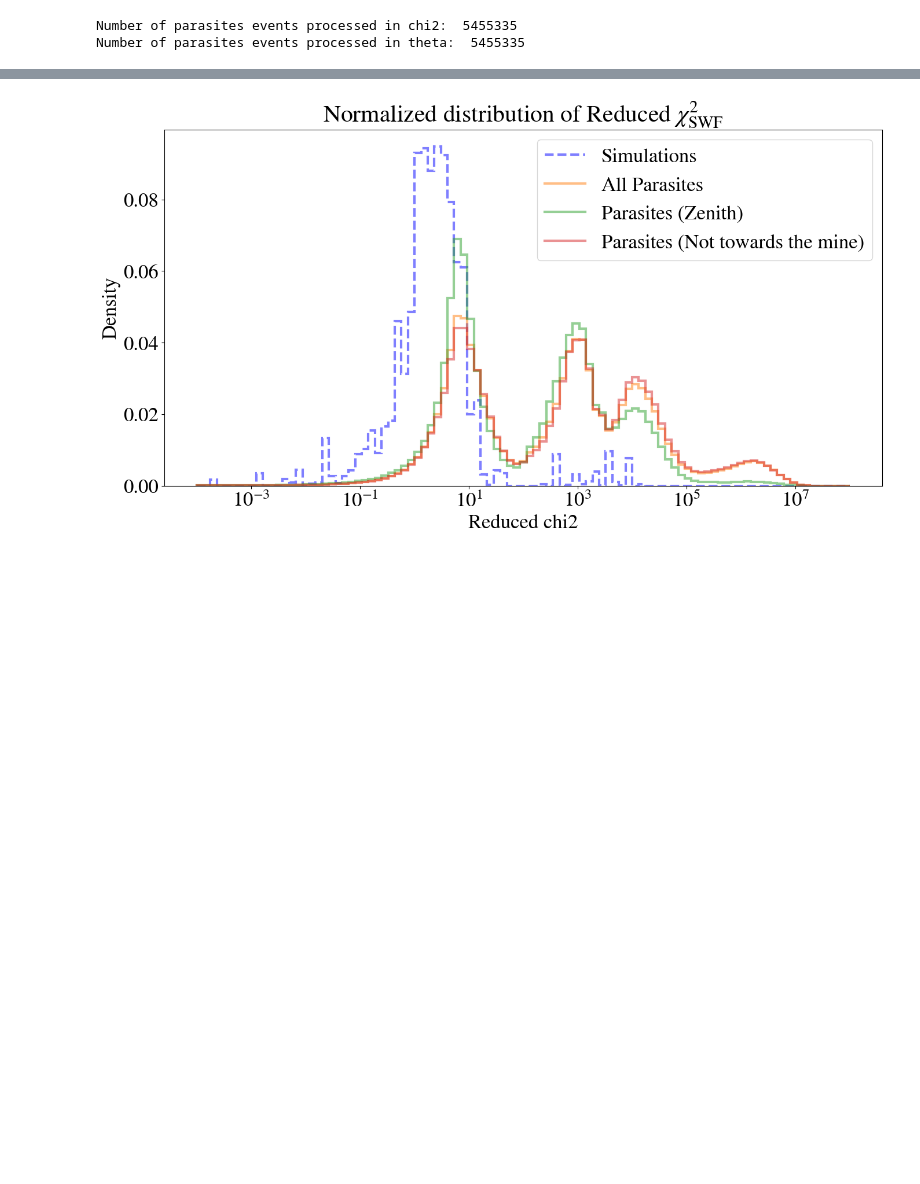
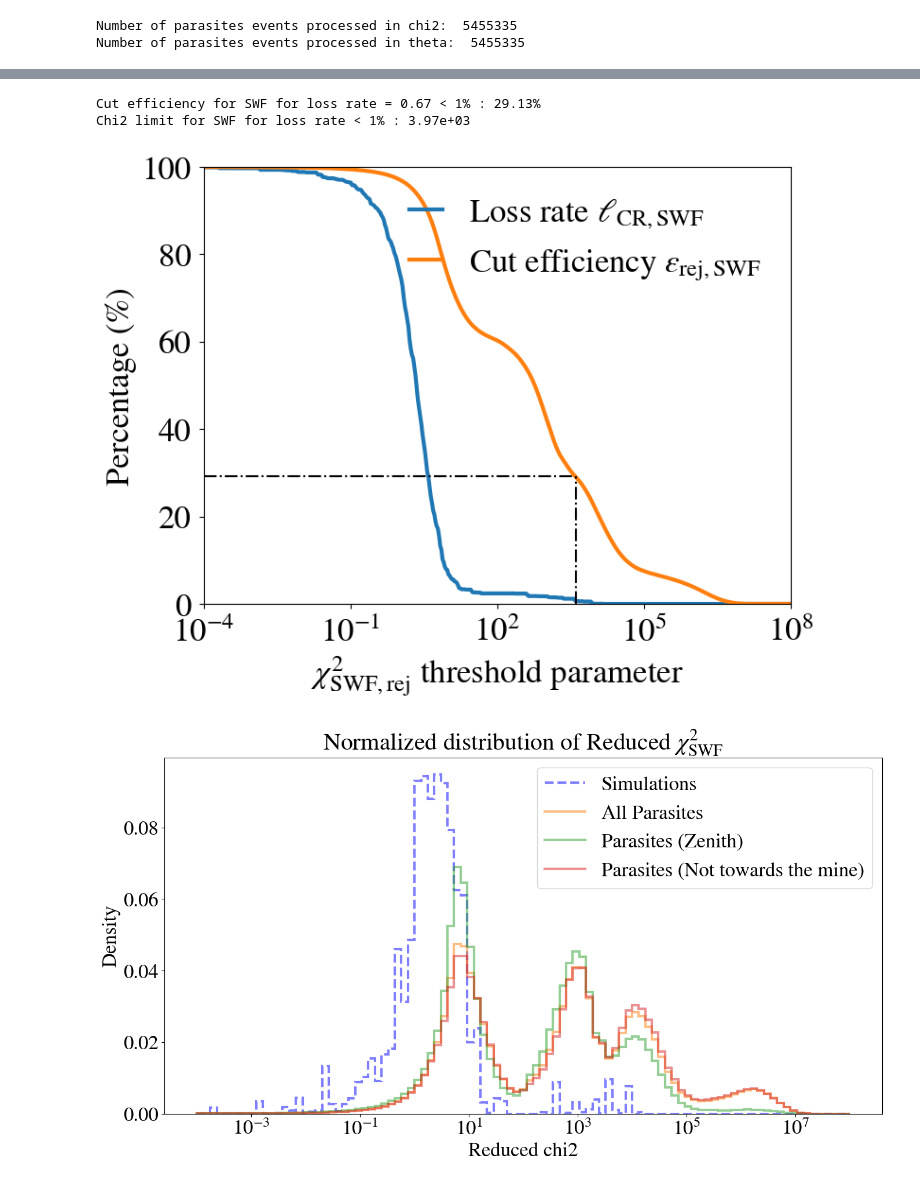
Before and after one commit to LavoisierJ/quantification, a Jupyter notebook: SWF_quant/1_plot_SWF_quant.ipynb, the cells around one changed output, grey strips where cells are left out. Drawn from its saved outputs; the diff is of its cells as text; code cells hidden in the pictures; blank space fills up the shorter version.

```diff
--- a/SWF_quant/1_plot_SWF_quant.ipynb
+++ b/SWF_quant/1_plot_SWF_quant.ipynb
@@ -236,7 +240,7 @@ plt.show()
 # %%
 chi2_limit = np.logspace(-4,8, 500)
 
-loss_rate = 1 - np.array([len(chi2_sims[chi2_sims<chi2_limit[i]])/len(chi2_sims) for i in range(len(chi2_limit))])
+loss_rate = 1 - np.array([np.sum(weights_events[chi2_sims<chi2_limit[i]])/np.sum(weights_events) for i in range(len(chi2_limit))])
 cut_efficency = 1 -np.array([len(parasites_SWF_chi2[parasites_SWF_chi2<chi2_limit[i]])/len(parasites_SWF_chi2) for i in range(len(chi2_limit))])
 
 fig = plt.figure(figsize=(8, 6))
@@ -248,7 +252,7 @@ plt.plot(chi2_limit,
 
 plt.plot(chi2_limit,
          100*cut_efficency,
-         label=r"Cut efficiency $\epsilon_{\rm cut, SWF}$",
+         label=r"Cut efficiency $\epsilon_{\rm rej, SWF}$",
          linewidth=3
          )
 
@@ -284,35 +288,39 @@ print(f"Chi2 limit for SWF for loss rate < 1% : {chi2_limit[index_first_99]:.2e}
 
 
 
-plt.xlabel(r"$\chi^2_{\rm SWF, cut}$ threshold parameter",
+plt.xlabel(r"$\chi^2_{\rm SWF, rej}$ threshold parameter",
             # fontsize=27
             )
 plt.xscale('log')
 plt.ylabel("Percentage (%)",
         #    fontsize=27
            )
 plt.xlim(1e-4, 1e8)
 plt.ylim(0,100)
 
 plt.legend(
         #    fontsize=20,
            loc="upper right",
            frameon=False,
            handlelength=1
            )
 
 plt.tick_params(axis='both',
                     # labelsize=23,
                     # direction="in",
                     pad=6
                     )
 
 plt.savefig(f"/sps/grand/jlavoisier/code/quantification/0_plots_article/SWF_loss_rate_total.pdf",
             format='pdf',
             dpi=300,
             bbox_inches = "tight"
             )
 plt.show()
+# %% [output]
+Cut efficiency for SWF for loss rate = 0.67 < 1% : 29.13%
+Chi2 limit for SWF for loss rate < 1% : 3.97e+03
+[figure, added]
 # %%
 logbins = np.logspace(-4, 8, 100)
 
```
Also changed, not shown: parts of 2 cells of this notebook, 16 other files.
